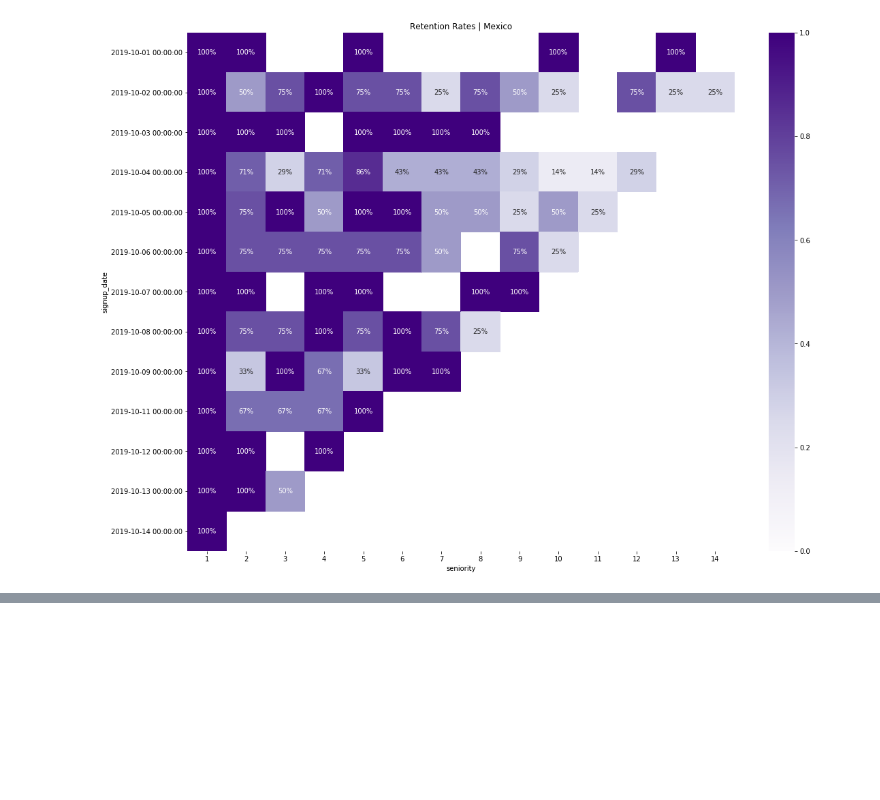
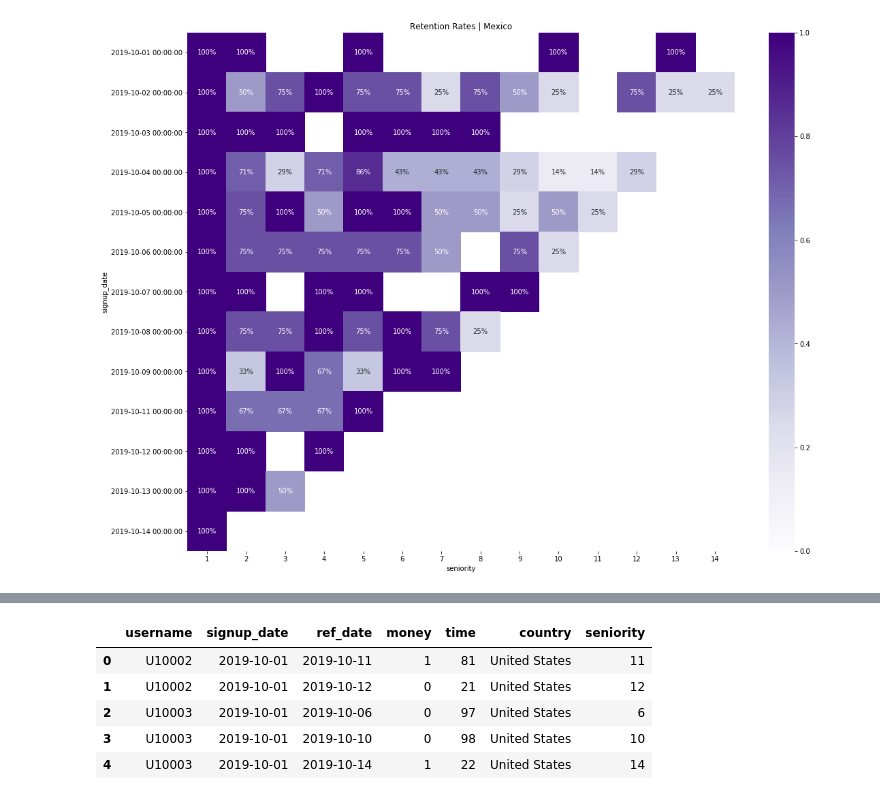
Before and after one commit to Danacw/Customer_Retention_Analysis, a Jupyter notebook: analysis/ActiveUsers_RetentionRates_PerCountry.ipynb, the cells around one changed output, grey strips where cells are left out. Drawn from its saved outputs; the diff is of its cells as text; code cells hidden in the pictures; blank space fills up the shorter version.

```diff
--- a/analysis/ActiveUsers_RetentionRates_PerCountry.ipynb
+++ b/analysis/ActiveUsers_RetentionRates_PerCountry.ipynb
@@ -469,0 +510,10 @@ plt.show()
+# %%
+# Query USA Table
+pd.read_sql_query('select * from usa where seniority > 5', con=conn).head()
+# %% [output]
+|  | username | signup_date | ref_date | money | time | country | seniority |
+| 0 | U10002 | 2019-10-01 | 2019-10-11 | 1 | 81 | United States | 11 |
+| 1 | U10002 | 2019-10-01 | 2019-10-12 | 0 | 21 | United States | 12 |
+| 2 | U10003 | 2019-10-01 | 2019-10-06 | 0 | 97 | United States | 6 |
+| 3 | U10003 | 2019-10-01 | 2019-10-10 | 0 | 98 | United States | 10 |
+| 4 | U10003 | 2019-10-01 | 2019-10-14 | 1 | 22 | United States | 14 |
```
Also changed, not shown: parts of 9 cells of this notebook, 1 other file.
